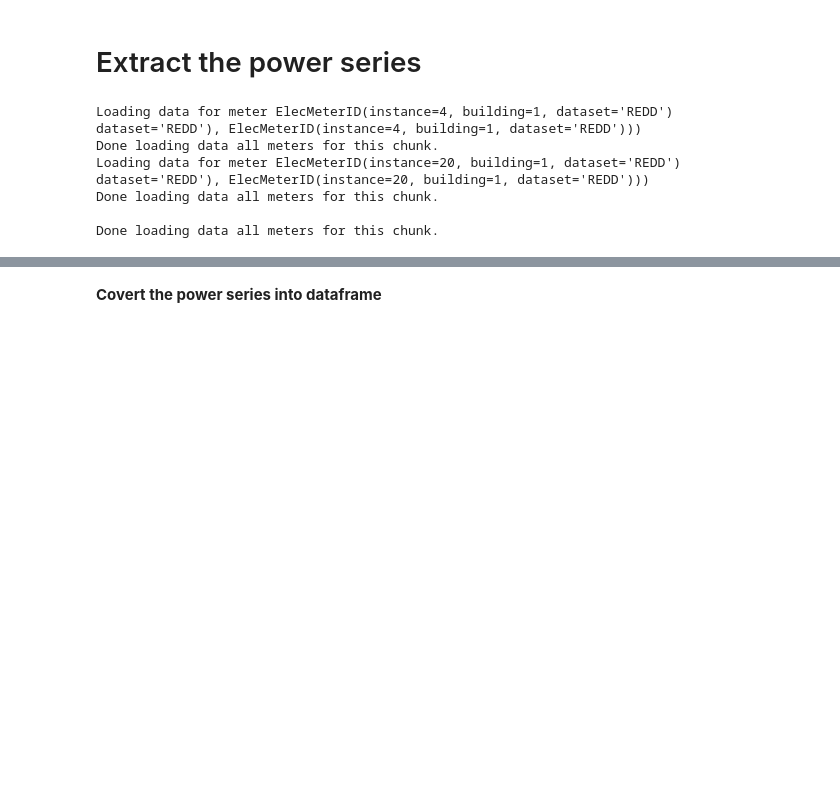
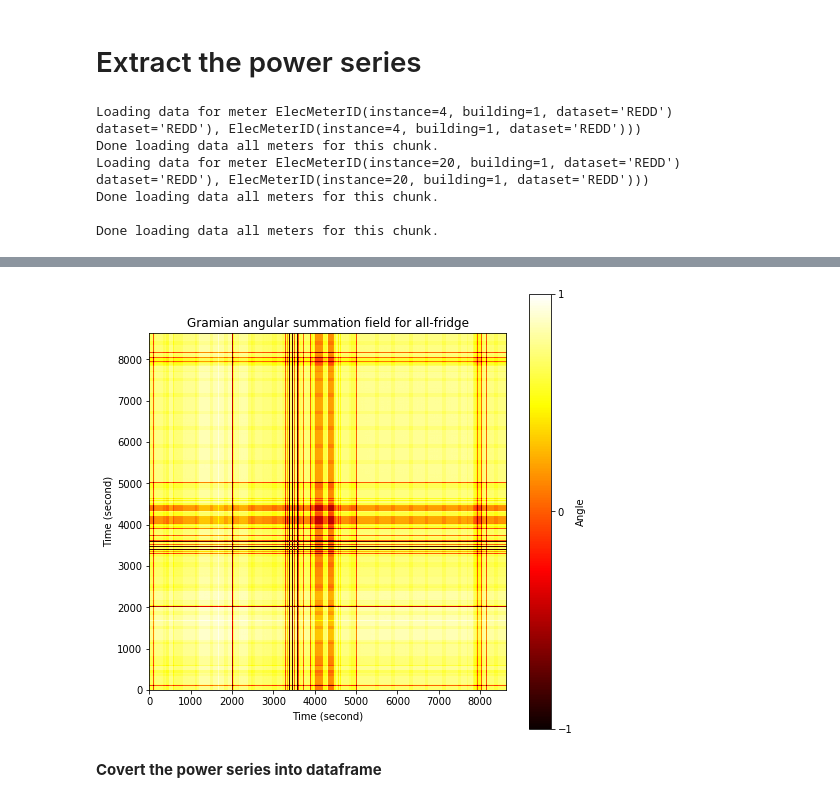
Before and after one commit to Gracepicharporn/Data-Science-project, a Jupyter notebook: nilmtk_data.ipynb, the cells around one changed output, grey strips where cells are left out. Saved outputs shown, nothing was run; the diff lists cells and outputs as text; code cells hidden in the pictures; blank space fills up the shorter version.

```diff
--- a/nilmtk_data.ipynb
+++ b/nilmtk_data.ipynb
@@ -321,0 +395,7 @@ Done loading data all meters for this chunk.
+# %%
+minus_fridge = reedd_allpowerseries2['power_active']-timeframe_prepocess['power_active']
+# %%
+minus_fridge = pd.DataFrame(minus_fridge)
+minus_fridge.index.name = 'date'
+minus_fridge.columns = ['power_active']
+minus_fridge
@@ -322,3 +417,19 @@ Done loading data all meters for this chunk.
+# %%
+gasf = GramianAngularField( method='summation')
+minus_fridge_gafs = gasf.fit_transform(minus_fridge.values.reshape((1,-1)))
+# %%
+fig, ax = plt.subplots(figsize=(8, 8))
+plt.imshow(minus_fridge_gafs[0], cmap='hot',interpolation='nearest')
+color_bar = plt.colorbar(ticks=[-1.0,0.0,1.0])
+color_bar.set_label('Angle')
+color_bar.ax.set_xticklabels(['-1.0', '0.0', '1.0'])
+plt.xlabel('Time (second)')
+plt.ylabel('Time (second)')
+plt.gca().invert_yaxis()
+plt.title('Gramian angular summation field for all-fridge')
+plt.show()
+# %% [output]
+[figure, added]
 # %% [markdown]
 **Covert the power series into dataframe**
 # %%
```
Also changed, not shown: parts of 50 cells of this notebook.
